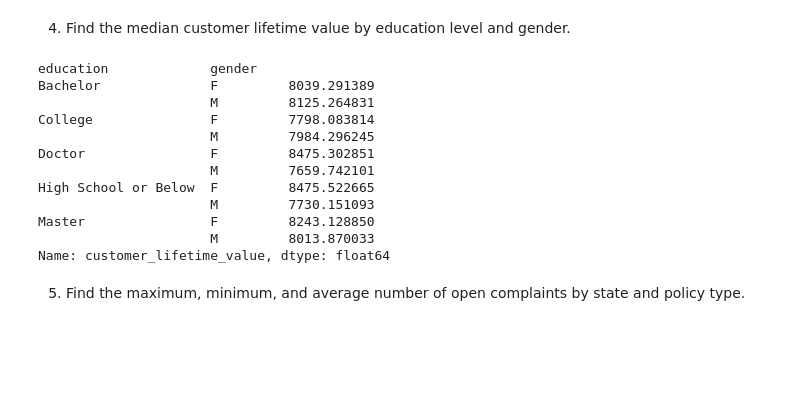
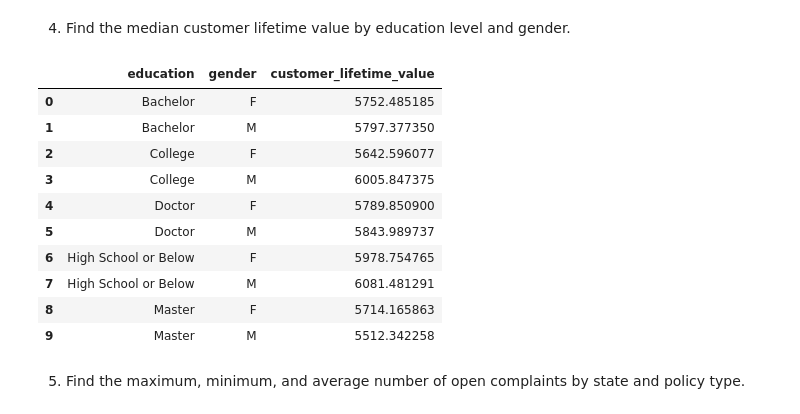
Before and after one commit to trenaudo/jupyterLab, a Jupyter notebook: 20230609/lab-dw-aggregating.ipynb, the cells around one changed output. Saved outputs shown, nothing was run; the diff lists cells and outputs as text; code cells hidden in the pictures; blank space fills up the shorter version.

```diff
--- a/20230609/lab-dw-aggregating.ipynb
+++ b/20230609/lab-dw-aggregating.ipynb
@@ -245,21 +244,22 @@ Name: customer, dtype: int64
 # %% [markdown]
 4. Find the median customer lifetime value by education level and gender.
 # %%
-df_clv = df.groupby(['education','gender'])['customer_lifetime_value'].mean()
+df_clv = df.groupby(['education','gender'], as_index=False)['customer_lifetime_value'].median() #as_index=False to display as a table
 df_clv
+
+#as_index=False to display as a table
 # %% [output]
-education             gender
-Bachelor              F         8039.291389
-                      M         8125.264831
-College               F         7798.083814
-                      M         7984.296245
-Doctor                F         8475.302851
-                      M         7659.742101
-High School or Below  F         8475.522665
-                      M         7730.151093
-Master                F         8243.128850
-                      M         8013.870033
-Name: customer_lifetime_value, dtype: float64
+|  | education | gender | customer_lifetime_value |
+| 0 | Bachelor | F | 5752.485185 |
+| 1 | Bachelor | M | 5797.377350 |
+| 2 | College | F | 5642.596077 |
+| 3 | College | M | 6005.847375 |
+| 4 | Doctor | F | 5789.850900 |
+| 5 | Doctor | M | 5843.989737 |
+| 6 | High School or Below | F | 5978.754765 |
+| 7 | High School or Below | M | 6081.481291 |
+| 8 | Master | F | 5714.165863 |
+| 9 | Master | M | 5512.342258 |
 # %% [markdown]
 5. Find the maximum, minimum, and average number of open complaints by state and policy type.
 # %%
```
Also changed, not shown: parts of 1 cell of this notebook, 8 other files.
